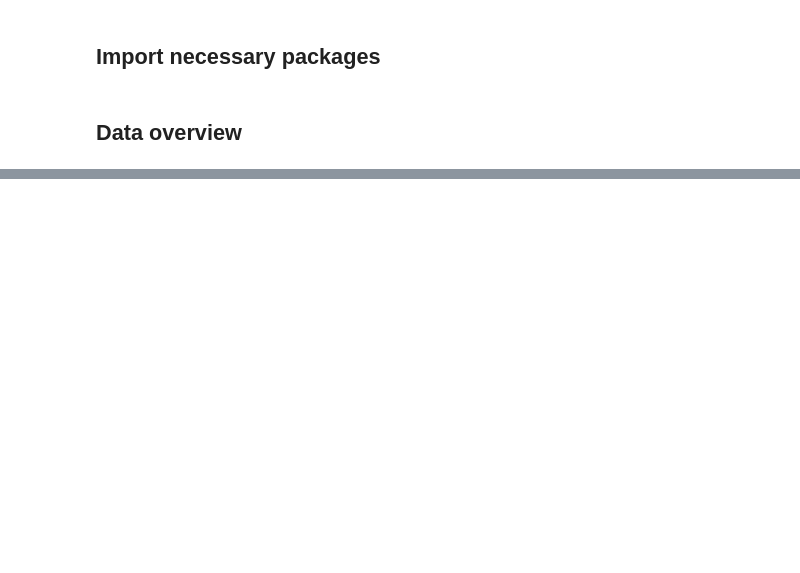
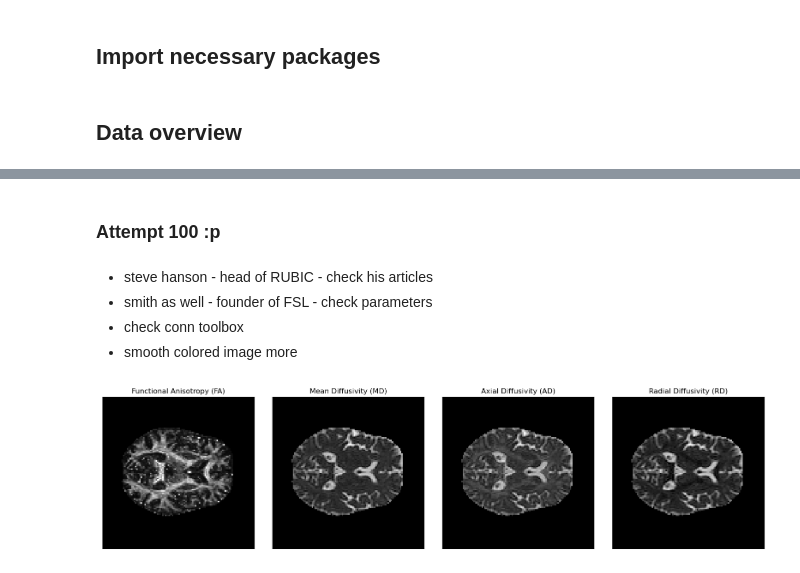
Before and after one commit to MiKueen/NeuroDataAlchemy, a Jupyter notebook: dti_analysis.ipynb, the cells around one changed output, grey strips where cells are left out. Saved outputs shown, nothing was run; the diff lists cells and outputs as text; code cells hidden in the pictures; blank space fills up the shorter version.

```diff
--- a/dti_analysis.ipynb
+++ b/dti_analysis.ipynb
@@ -77,0 +112,64 @@ plt.show()
+# %% [markdown]
+### Attempt 100 :p
+# %% [markdown]
+- steve hanson - head of RUBIC - check his articles
+- smith as well - founder of FSL - check parameters
+- check conn toolbox
+- smooth colored image more
+# %%
+# Create a binary mask to exclude background using median otsu thresholding
+# Select volumes [0, 1] for thresholding, apply median filtering with radius 4, perform 2 iterations
+# Disable autocropping and perform binary dilation
+maskdata, mask = median_otsu(data, vol_idx=[0, 1], median_radius=4, numpass=2,
+                             autocrop=False, dilate=1)
+
+# Select a specific axial slice from the mask
+axial_slice = 30
+mask_ss = np.zeros(mask.shape)
+mask_ss[:, :, axial_slice] = mask[:, :, axial_slice]
+
+# Prepare the gradient table using the loaded b-values and b-vectors
+gtab = dpg.gradient_table(bvals, bvecs)
+
+# Optional: Perform local principal component analysis denoising with patch radius [4, 4, 4]
+# Return the denoised data and estimated noise standard deviation
+data, sigma = mppca(data, patch_radius=[4, 4, 4], return_sigma=True) # This step can be removed if not needed
+
+# Fit the diffusion tensor model to the data, considering only the selected axial slice
+dti_model = dti.TensorModel(gtab)
+dti_fit = dti_model.fit(data, mask=mask_ss)
+
+# Calculate diffusion metrics: Functional Anisotropy (FA), Mean Diffusivity (MD),
+# Axial Diffusivity (AD), and Radial Diffusivity (RD)
+fa = dti_fit.fa
+md = dti_fit.md
+ad = dti_fit.ad
+rd = dti_fit.rd
+
+# Plot the diffusion metrics using subplots
+fig1, ax = plt.subplots(1, 4, figsize=(16, 4),
+                        subplot_kw={'xticks': [], 'yticks': []})
+
+fig1.subplots_adjust(hspace=0.3, wspace=0.05)
+
+# Plot Functional Anisotropy (FA) on the selected axial slice
+ax.flat[0].imshow(fa[:, :, axial_slice], cmap="gray", origin="lower")
+ax.flat[0].set_title("Functional Anisotropy (FA)")
+
+# Plot Mean Diffusivity (MD) on the selected axial slice
+ax.flat[1].imshow(md[:, :, axial_slice], cmap="gray", origin="lower")
+ax.flat[1].set_title("Mean Diffusivity (MD)")
+
+# Plot Axial Diffusivity (AD) on the selected axial slice
+ax.flat[2].imshow(ad[:, :, axial_slice], cmap="gray", origin="lower")
+ax.flat[2].set_title("Axial Diffusivity (AD)")
+
+# Plot Radial Diffusivity (RD) on the selected axial slice
+ax.flat[3].imshow(rd[:, :, axial_slice], cmap="gray", origin="lower")
+ax.flat[3].set_title("Radial Diffusivity (RD)")
+
+# Adjust layout and display the plot
+plt.tight_layout()
+plt.show()
+# %% [output]
+[figure, added]
```
Also changed, not shown: parts of 19 cells of this notebook, 1 other file.
